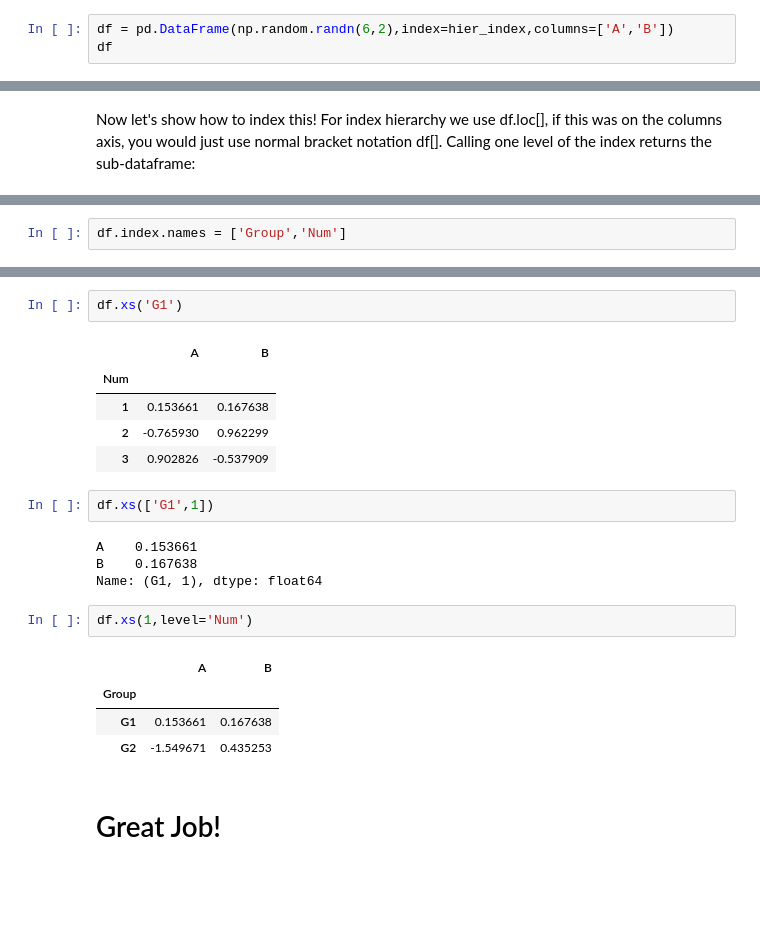
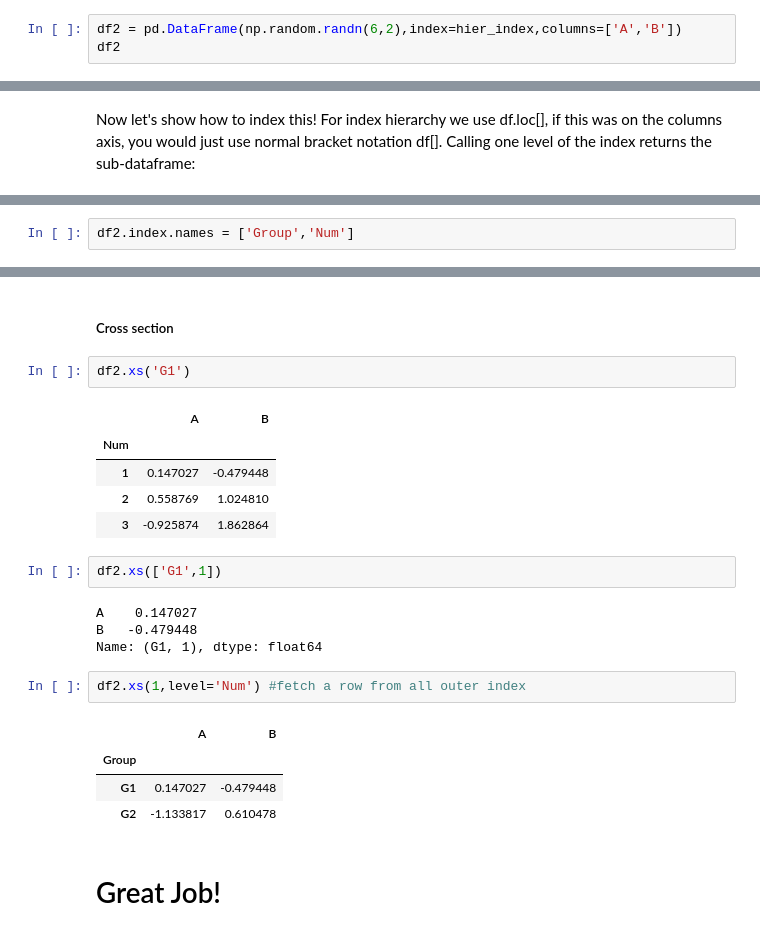
Before and after one commit to sayed6201/200_days_of_ML_with_python, a Jupyter notebook: Pandas/DataFrames.ipynb, the cells around one changed output, grey strips where cells are left out. Cells and saved outputs as stored; diff of their text form; blank space fills up the shorter version.

```diff
--- a/Pandas Note/DataFrames.ipynb
+++ b/Pandas/DataFrames.ipynb
@@ -305,5 +321,5 @@ MultiIndex(levels=[['G1', 'G2'], [1, 2, 3]],
 # %%
-df = pd.DataFrame(np.random.randn(6,2),index=hier_index,columns=['A','B'])
-df
+df2 = pd.DataFrame(np.random.randn(6,2),index=hier_index,columns=['A','B'])
+df2
 # %% [output]
 |  |  | A | B |
@@ -333,4 +349,4 @@ df.index.names
 # %% [output]
 FrozenList([None, None])
 # %%
-df.index.names = ['Group','Num']
+df2.index.names = ['Group','Num']
@@ -348,23 +364,25 @@ df
+# %% [markdown]
+##### Cross section
 # %%
-df.xs('G1')
+df2.xs('G1')
 # %% [output]
 |  | A | B |
 | Num |  |  |
-| 1 | 0.153661 | 0.167638 |
-| 2 | -0.765930 | 0.962299 |
-| 3 | 0.902826 | -0.537909 |
+| 1 | 0.147027 | -0.479448 |
+| 2 | 0.558769 | 1.024810 |
+| 3 | -0.925874 | 1.862864 |
 # %%
-df.xs(['G1',1])
+df2.xs(['G1',1])
 # %% [output]
-A    0.153661
-B    0.167638
+A    0.147027
+B   -0.479448
 Name: (G1, 1), dtype: float64
 # %%
-df.xs(1,level='Num')
+df2.xs(1,level='Num') #fetch a row from all outer index
 # %% [output]
 |  | A | B |
 | Group |  |  |
-| G1 | 0.153661 | 0.167638 |
-| G2 | -1.549671 | 0.435253 |
+| G1 | 0.147027 | -0.479448 |
+| G2 | -1.133817 | 0.610478 |
 # %% [markdown]
 # Great Job!
```
Also changed, not shown: parts of 28 cells of this notebook, 5 other files.
